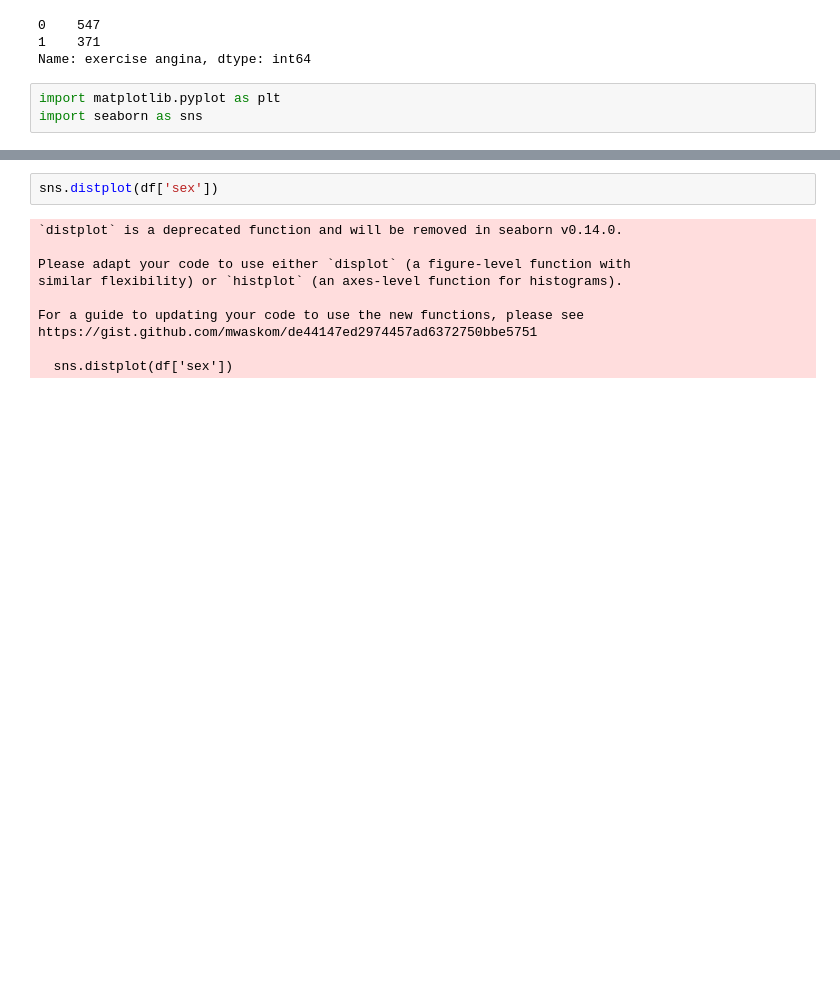
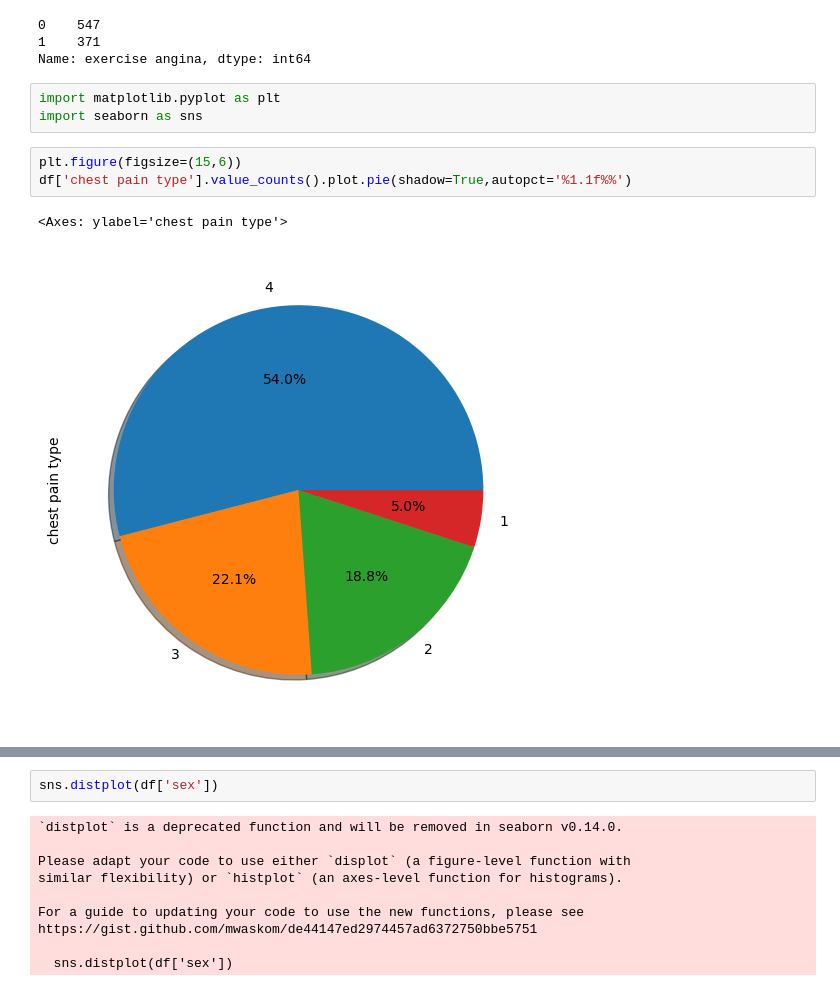
Before and after one commit to ShubhamGupta2505/MachineLearningPractice, a Jupyter notebook: eda-on-heart-disease-dataset.ipynb, the cells around one changed output, grey strips where cells are left out. Saved outputs shown, nothing was run; the diff lists cells and outputs as text; blank space fills up the shorter version.

```diff
--- a/eda-on-heart-disease-dataset.ipynb
+++ b/eda-on-heart-disease-dataset.ipynb
@@ -203,3 +203,9 @@ Name: exercise angina, dtype: int64
 # %%
 import matplotlib.pyplot as plt
 import seaborn as sns
+# %%
+plt.figure(figsize=(15,6))
+df['chest pain type'].value_counts().plot.pie(shadow=True,autopct='%1.1f%%')
+# %% [output]
+<Axes: ylabel='chest pain type'>
+[figure, added]
```
Also changed, not shown: parts of 4 cells of this notebook.
